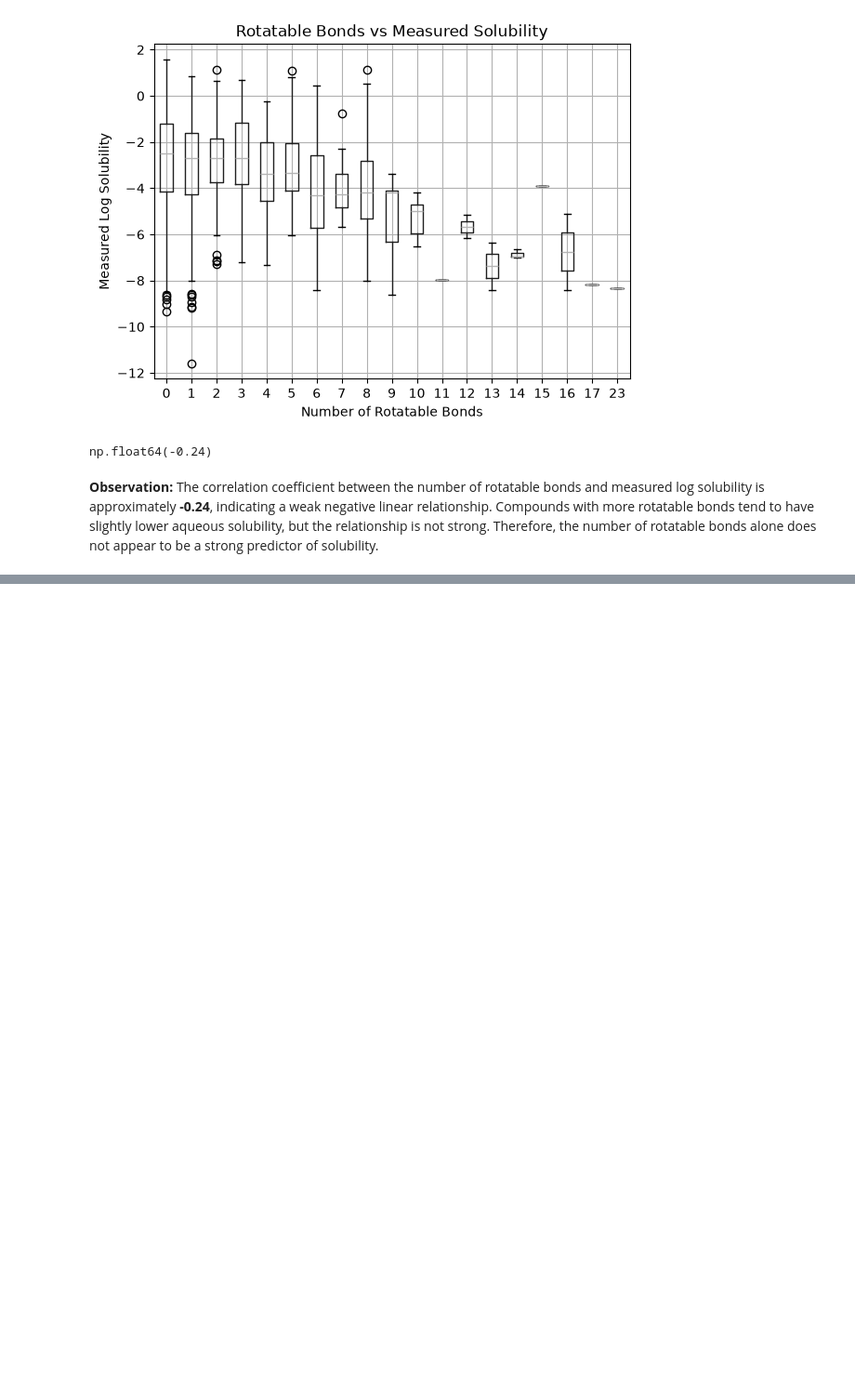
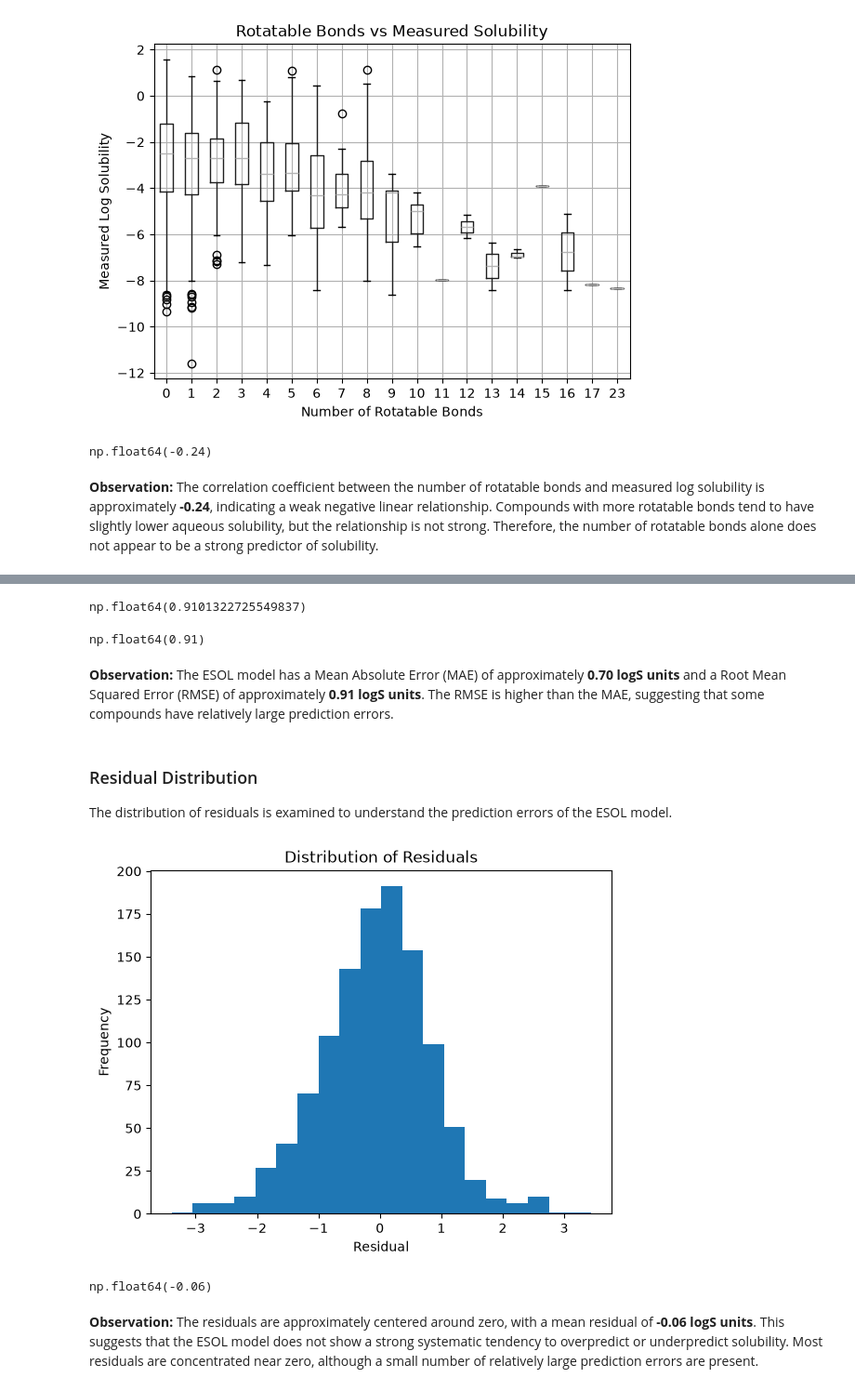
Before and after one commit to bernakayaoglu/Molecular-Solubility-Analysis, a Jupyter notebook: Molecular_Solubility_Analysis.ipynb, the cells around one changed output, grey strips where cells are left out. Shown at 93% size. Drawn from its saved outputs; the diff is of its cells as text; code cells hidden in the pictures; blank space fills up the shorter version.

```diff
--- a/Molecular_Solubility_Analysis.ipynb
+++ b/Molecular_Solubility_Analysis.ipynb
@@ -409,0 +496,5 @@ np.float64(-0.24)
+# %%
+df["Residual"] = (
+    df["measured log solubility in mols per litre"]
+    - df["ESOL predicted log solubility in mols per litre"]
+)
@@ -409,0 +514,2 @@ np.float64(-0.24)
+# %%
+df["Absolute Error"] = df["Residual"].abs()
@@ -409,0 +536,2 @@ np.float64(-0.24)
+# %%
+df["Squared Error"] = df["Residual"] ** 2
@@ -409,0 +549,33 @@ np.float64(-0.24)
+# %%
+mse = df["Squared Error"].mean()
+rmse = np.sqrt(mse)
+
+rmse
+# %% [output]
+np.float64(0.9101322725549837)
+# %%
+rmse = np.sqrt(df["Squared Error"].mean()).round(2)
+rmse
+# %% [output]
+np.float64(0.91)
+# %% [markdown]
+**Observation:** The ESOL model has a Mean Absolute Error (MAE) of approximately **0.70 logS units** and a Root Mean Squared Error (RMSE) of approximately **0.91 logS units**. The RMSE is higher than the MAE, suggesting that some compounds have relatively large prediction errors.
+# %% [markdown]
+### Residual Distribution
+
+The distribution of residuals is examined to understand the prediction errors of the ESOL model.
+# %%
+plt.hist(df["Residual"], bins=20)
+
+plt.xlabel("Residual")
+plt.ylabel("Frequency")
+plt.title("Distribution of Residuals")
+plt.show()
+# %% [output]
+[figure, added]
+# %%
+df["Residual"].mean().round(2)
+# %% [output]
+np.float64(-0.06)
+# %% [markdown]
+**Observation:** The residuals are approximately centered around zero, with a mean residual of **-0.06 logS units**. This suggests that the ESOL model does not show a strong systematic tendency to overpredict or underpredict solubility. Most residuals are concentrated near zero, although a small number of relatively large prediction errors are present.
```
Also changed, not shown: parts of 21 cells of this notebook.
